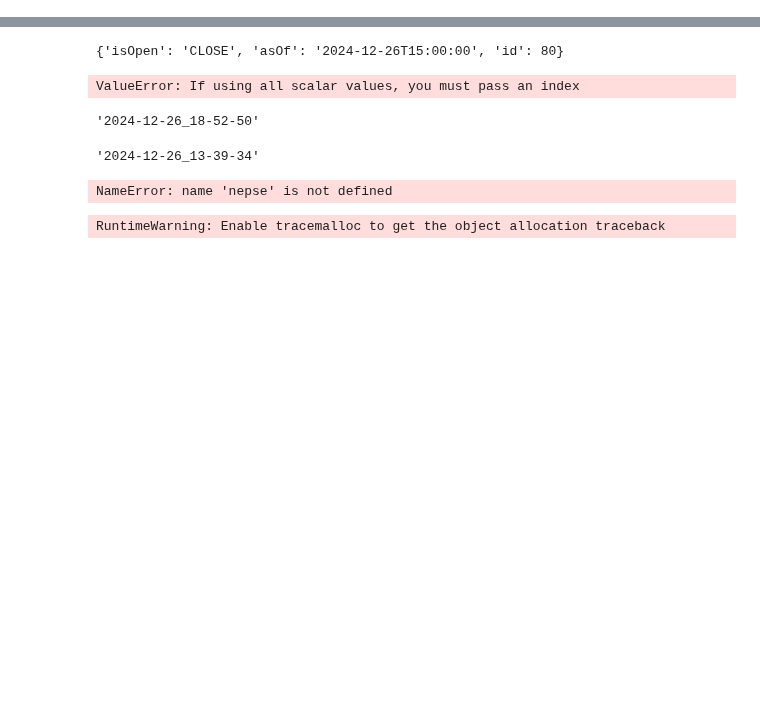
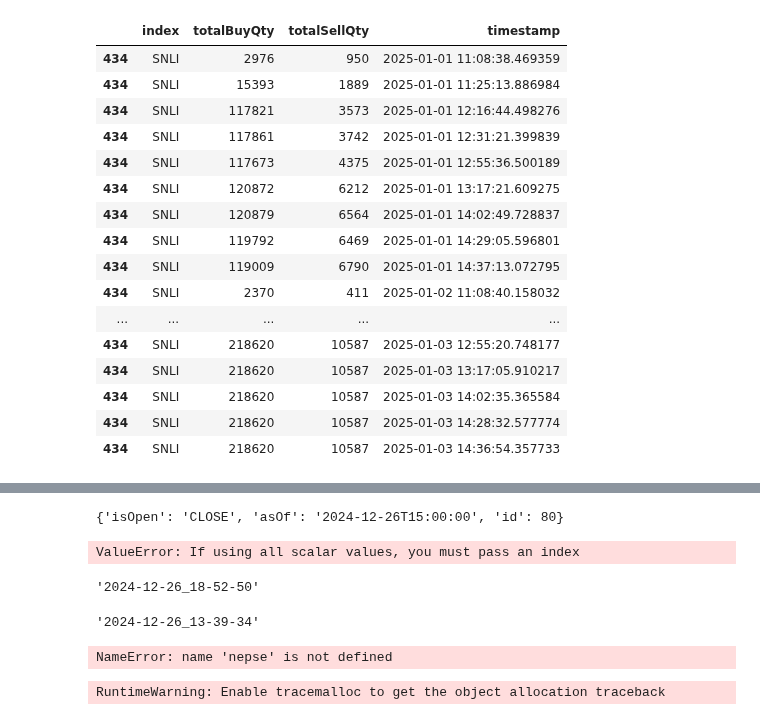
Before and after one commit to madhuko/nepse_depth, a Jupyter notebook: analytics.ipynb, the cells around one changed output, grey strips where cells are left out. Cells and saved outputs as stored; diff of their text form; code cells hidden in the pictures; blank space fills up the shorter version.

```diff
--- a/analytics.ipynb
+++ b/analytics.ipynb
@@ -37,0 +45,20 @@ pd.DataFrame.from_dict(df['data'][6]).T.to_clipboard()
+# %%
+df3[df3['index']=='SNLI']
+# %% [output]
+|  | index | totalBuyQty | totalSellQty | timestamp |
+| 434 | SNLI | 2976 | 950 | 2025-01-01 11:08:38.469359 |
+| 434 | SNLI | 15393 | 1889 | 2025-01-01 11:25:13.886984 |
+| 434 | SNLI | 117821 | 3573 | 2025-01-01 12:16:44.498276 |
+| 434 | SNLI | 117861 | 3742 | 2025-01-01 12:31:21.399839 |
+| 434 | SNLI | 117673 | 4375 | 2025-01-01 12:55:36.500189 |
+| 434 | SNLI | 120872 | 6212 | 2025-01-01 13:17:21.609275 |
+| 434 | SNLI | 120879 | 6564 | 2025-01-01 14:02:49.728837 |
+| 434 | SNLI | 119792 | 6469 | 2025-01-01 14:29:05.596801 |
+| 434 | SNLI | 119009 | 6790 | 2025-01-01 14:37:13.072795 |
+| 434 | SNLI | 2370 | 411 | 2025-01-02 11:08:40.158032 |
+| ... | ... | ... | ... | ... |
+| 434 | SNLI | 218620 | 10587 | 2025-01-03 12:55:20.748177 |
+| 434 | SNLI | 218620 | 10587 | 2025-01-03 13:17:05.910217 |
+| 434 | SNLI | 218620 | 10587 | 2025-01-03 14:02:35.365584 |
+| 434 | SNLI | 218620 | 10587 | 2025-01-03 14:28:32.577774 |
+| 434 | SNLI | 218620 | 10587 | 2025-01-03 14:36:54.357733 |
```
Also changed, not shown: parts of 11 cells of this notebook, 19 other files.
